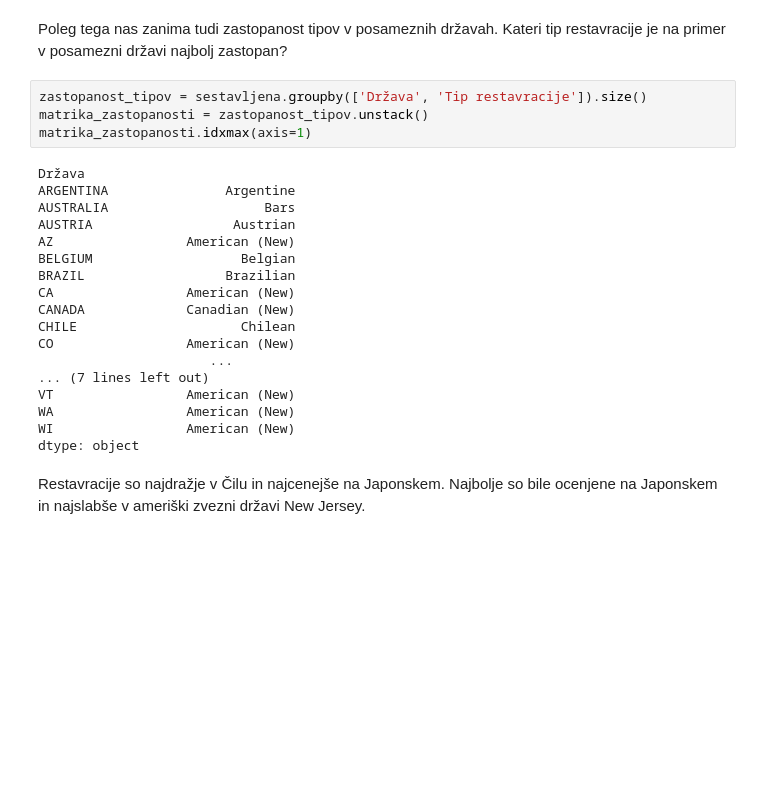
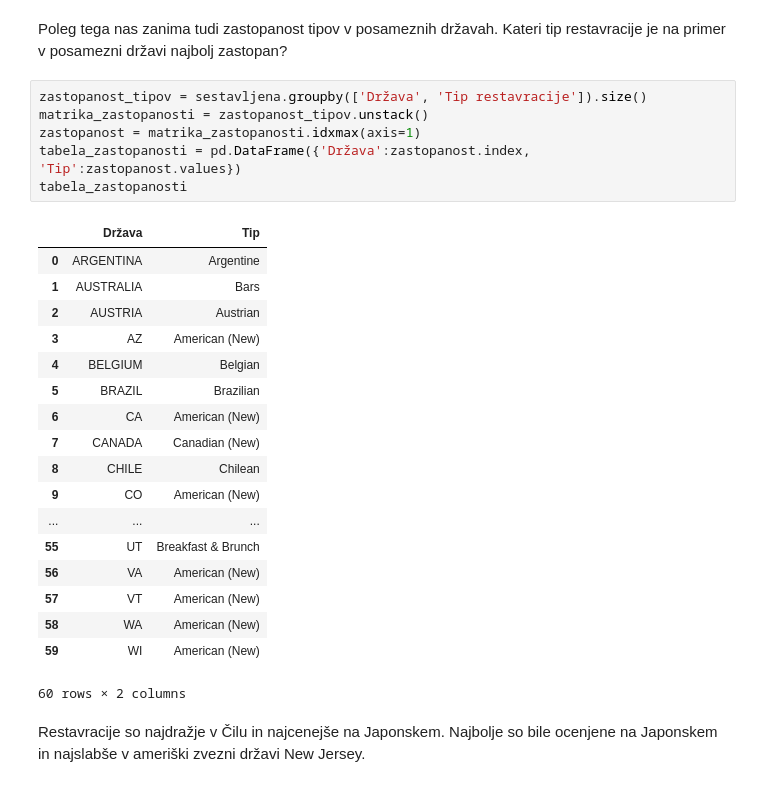
Before and after one commit to klemenkmecl/analiza, a Jupyter notebook: Restavracije.ipynb, the cells around one changed output. Drawn from its saved outputs; the diff is of its cells as text; blank space fills up the shorter version.

```diff
--- a/Restavracije.ipynb
+++ b/Restavracije.ipynb
@@ -87,25 +109,28 @@ Poleg tega nas zanima tudi zastopanost tipov v posameznih državah. Kateri tip r
 # %%
 zastopanost_tipov = sestavljena.groupby(['Država', 'Tip restavracije']).size()
 matrika_zastopanosti = zastopanost_tipov.unstack()
-matrika_zastopanosti.idxmax(axis=1)
+zastopanost = matrika_zastopanosti.idxmax(axis=1)
+tabela_zastopanosti = pd.DataFrame({'Država':zastopanost.index, 'Tip':zastopanost.values})
+tabela_zastopanosti
 # %% [output]
+|  | Država | Tip |
+| 0 | ARGENTINA | Argentine |
+| 1 | AUSTRALIA | Bars |
+| 2 | AUSTRIA | Austrian |
+| 3 | AZ | American (New) |
+| 4 | BELGIUM | Belgian |
+| 5 | BRAZIL | Brazilian |
+| 6 | CA | American (New) |
+| 7 | CANADA | Canadian (New) |
+| 8 | CHILE | Chilean |
+| 9 | CO | American (New) |
+| ... | ... | ... |
+| 55 | UT | Breakfast & Brunch |
+| 56 | VA | American (New) |
+| 57 | VT | American (New) |
+| 58 | WA | American (New) |
+| 59 | WI | American (New) |
-Država
-ARGENTINA               Argentine
-AUSTRALIA                    Bars
-AUSTRIA                  Austrian
-AZ                 American (New)
-BELGIUM                   Belgian
-BRAZIL                  Brazilian
-CA                 American (New)
-CANADA             Canadian (New)
-CHILE                     Chilean
-CO                 American (New)
-                      ...
-... (7 lines left out)
-VT                 American (New)
-WA                 American (New)
-WI                 American (New)
-dtype: object
+60 rows × 2 columns
 # %% [markdown]
 Restavracije so najdražje v Čilu in najcenejše na Japonskem. Najbolje so bile ocenjene na Japonskem in najslabše v ameriški zvezni državi New Jersey.
 # %%
```
Also changed, not shown: parts of 4 cells of this notebook, 3 other files.
